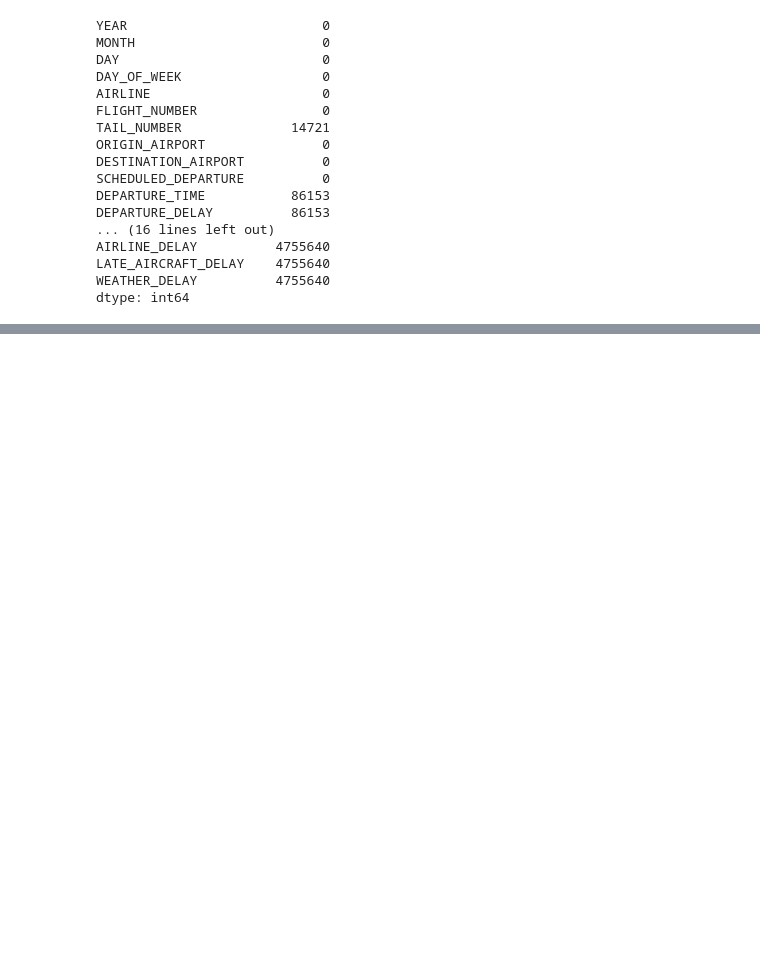
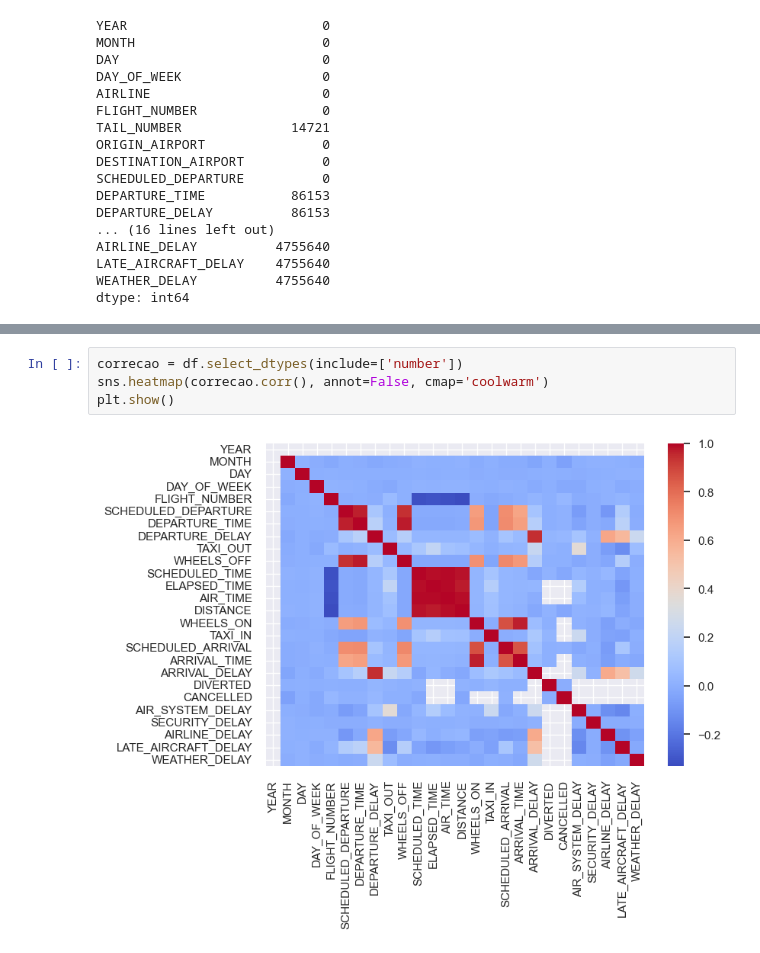
Before and after one commit to JoaoDario632/implementa-o-Segunda-Avaliacao-Girotto, a Jupyter notebook: projeto_modelagem_inicial.ipynb, the cells around one changed output, grey strips where cells are left out. Drawn from its saved outputs; the diff is of its cells as text; blank space fills up the shorter version.

```diff
--- a/projeto_modelagem_inicial.ipynb
+++ b/projeto_modelagem_inicial.ipynb
@@ -91,0 +96,6 @@ df['DEPARTURE_DELAY'].hist(bins=50)
+# %%
+correcao = df.select_dtypes(include=['number'])
+sns.heatmap(correcao.corr(), annot=False, cmap='coolwarm')
+plt.show()
+# %% [output]
+[figure, added]
```
Also changed, not shown: parts of 8 cells of this notebook.
